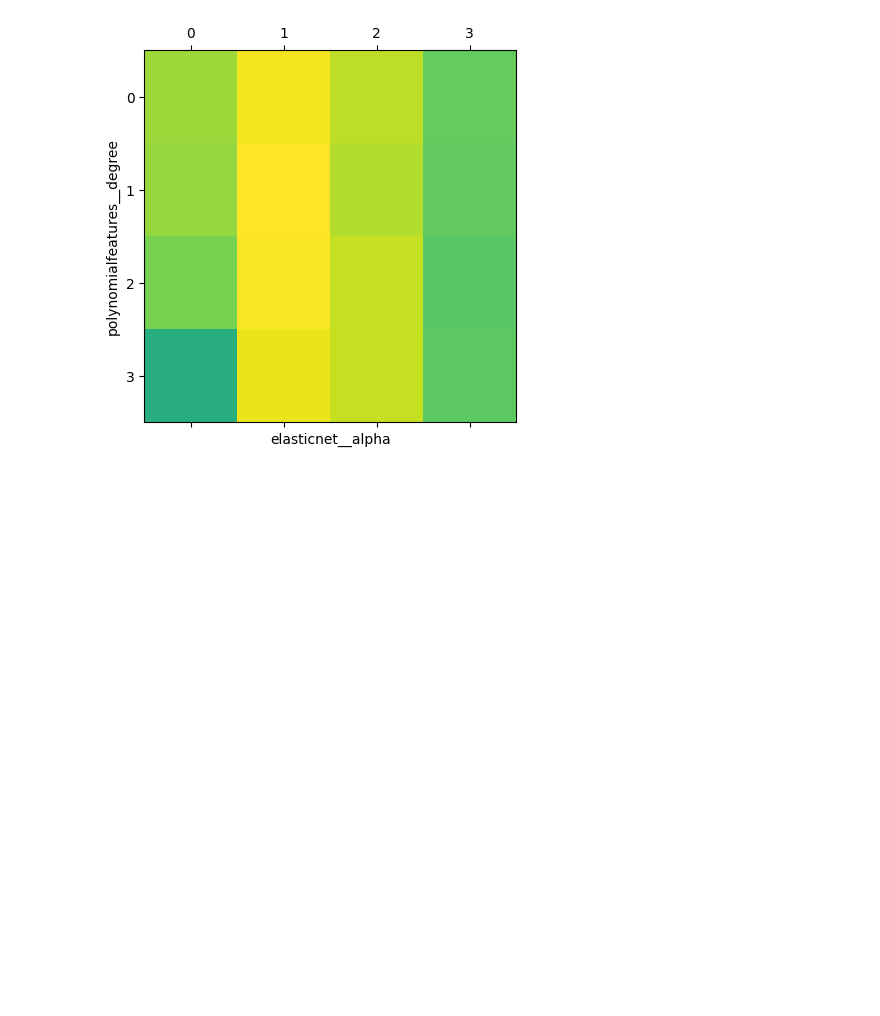
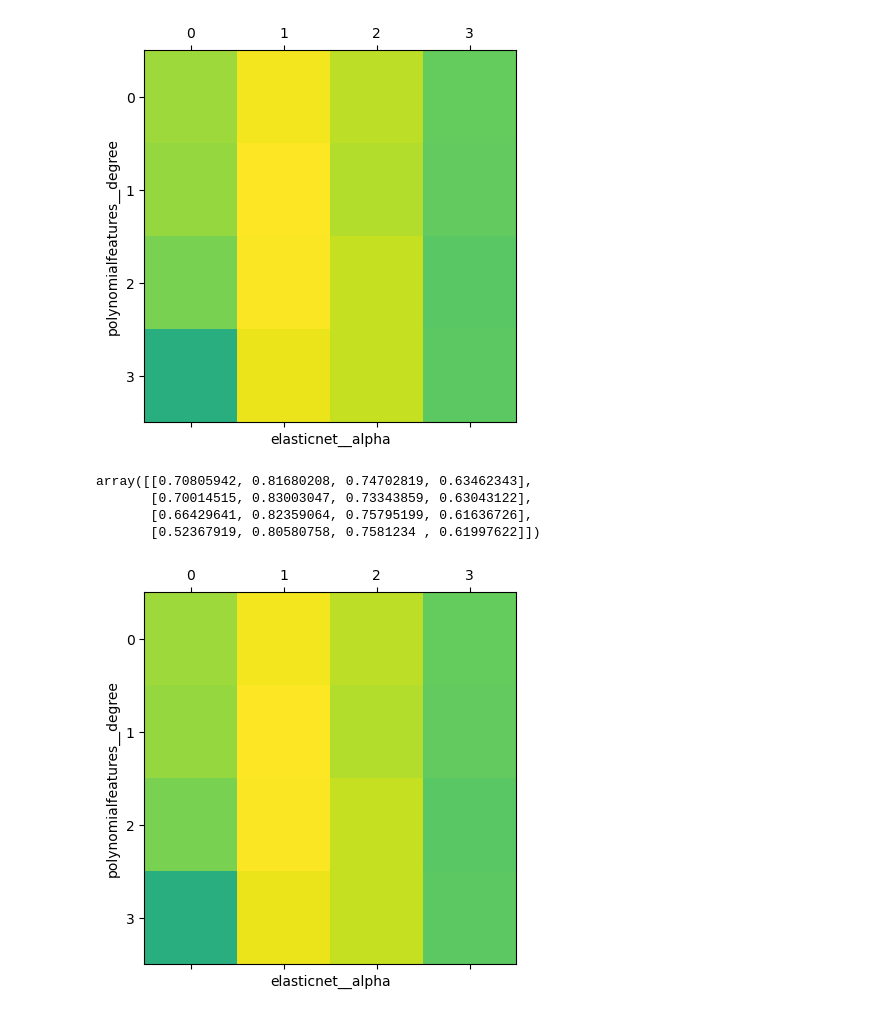
Before and after one commit to sit3kk/Basics-of-Artificial-Intelligence-Notebooks, a Jupyter notebook: Notebooks/6/AD_Z06_H_cross_validation.ipynb, the cells around one changed output. Drawn from its saved outputs; the diff is of its cells as text; code cells hidden in the pictures; blank space fills up the shorter version.

```diff
--- a/Notebooks/6/AD_Z06_H_cross_validation.ipynb
+++ b/Notebooks/6/AD_Z06_H_cross_validation.ipynb
@@ -70,6 +70,22 @@ plt.ylabel("polynomialfeatures__degree")
 plt.show()
 # %% [output]
 [figure]
+# %%
+grid_1.cv_results_["mean_test_score"].reshape(4, -1)
+# %% [output]
+array([[0.70805942, 0.81680208, 0.74702819, 0.63462343],
+       [0.70014515, 0.83003047, 0.73343859, 0.63043122],
+       [0.66429641, 0.82359064, 0.75795199, 0.61636726],
+       [0.52367919, 0.80580758, 0.7581234 , 0.61997622]])
+# %%
+plt.matshow(
+    grid_1.cv_results_["mean_test_score"].reshape(4, -1), vmin=0, cmap="viridis"
+)
+plt.xlabel("elasticnet__alpha")
+plt.ylabel("polynomialfeatures__degree")
+plt.show()
+# %% [output]
+[figure, added]
 # %%
 from sklearn import  metrics
 
```
Also changed, not shown: parts of 2 cells of this notebook.
